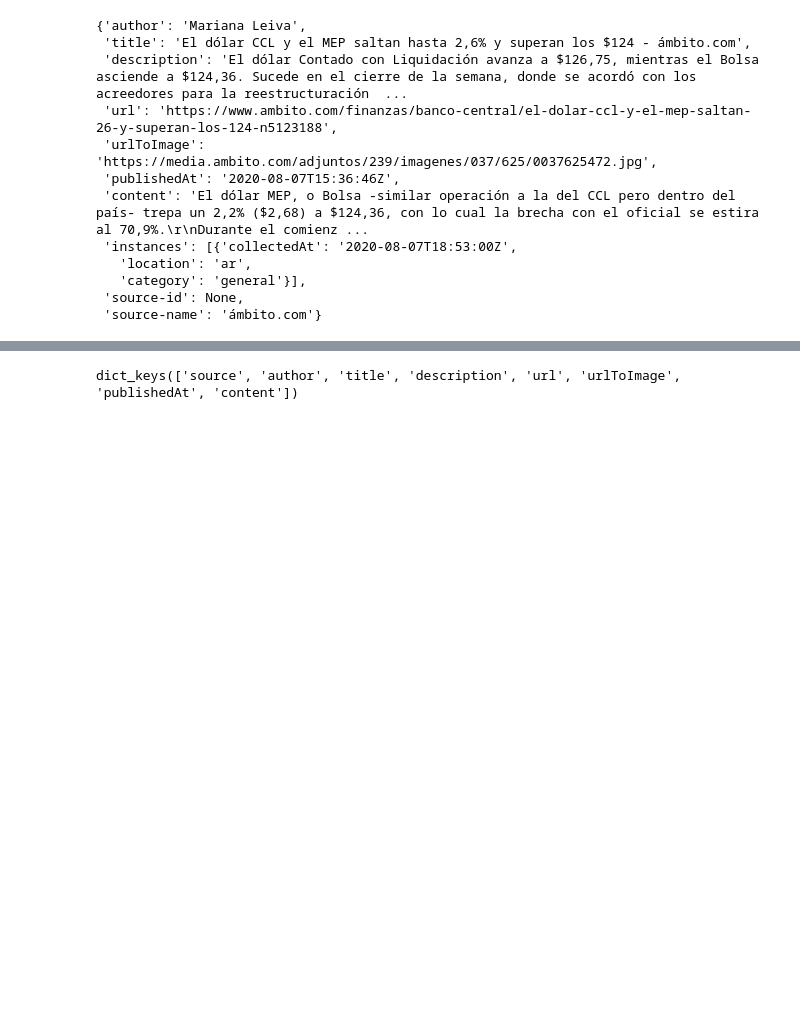
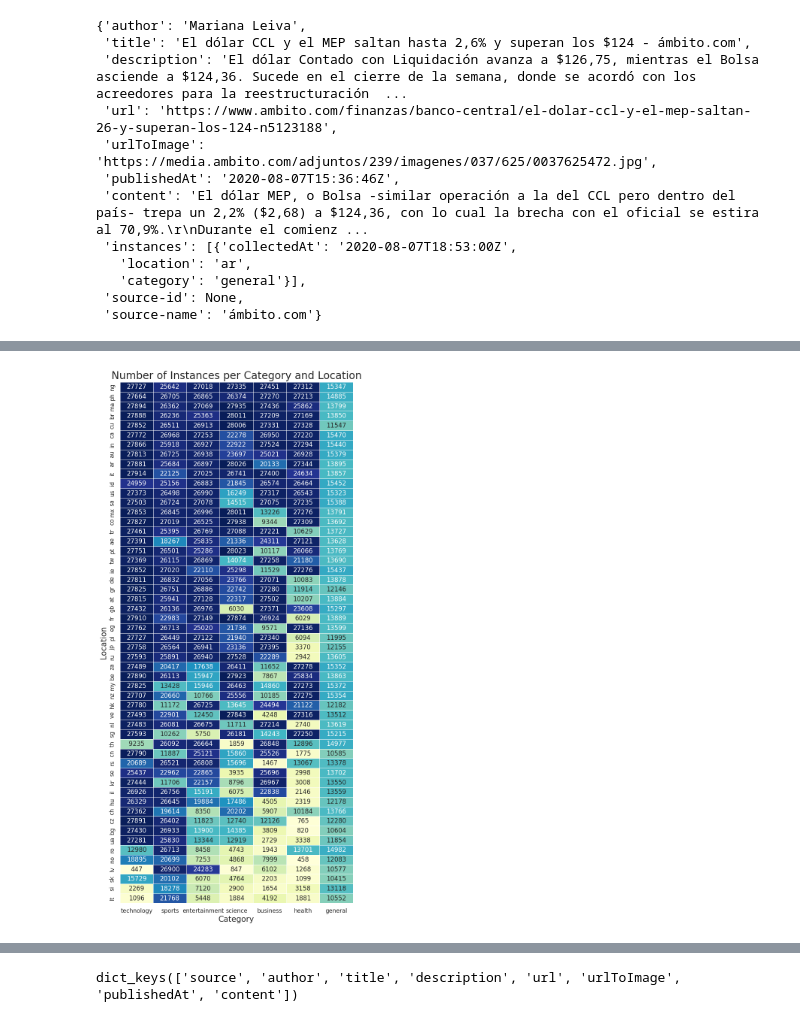
Before and after one commit to felixludos/babel-briefings, a Jupyter notebook: notebooks/format_dataset.ipynb, the cells around one changed output, grey strips where cells are left out. Saved outputs shown, nothing was run; the diff lists cells and outputs as text; code cells hidden in the pictures; blank space fills up the shorter version.

```diff
--- a/notebooks/format_dataset.ipynb
+++ b/notebooks/format_dataset.ipynb
@@ -225,0 +412,21 @@ save_json(langs, root/'temp-langs.json')
+# %%
+pivot_table = pd.pivot_table(df, index='location', columns='category', aggfunc='size', fill_value=0)
+sorted_columns = pivot_table.sum().sort_values(ascending=False).index
+sorted_rows = pivot_table.sum(axis=1).sort_values(ascending=False).index
+pivot_table = pivot_table.loc[sorted_rows, sorted_columns]
+# %%
+fg = plt.figure(figsize=(8, 18))
+# plt.figure(figsize=(18, 8))
+
+# Create a heatmap
+sns.heatmap(pivot_table, annot=True, fmt="d", cmap="YlGnBu", linewidths=.5, cbar=False)
+
+# Add labels and title
+plt.xlabel('Category', fontsize=15)
+plt.ylabel('Location', fontsize=15)
+plt.title('Number of Instances per Category and Location', fontsize=20);
+
+# Show the plot
+# plt.show()
+# %% [output]
+[figure, added]
```
Also changed, not shown: parts of 33 cells of this notebook, 1 other file.
